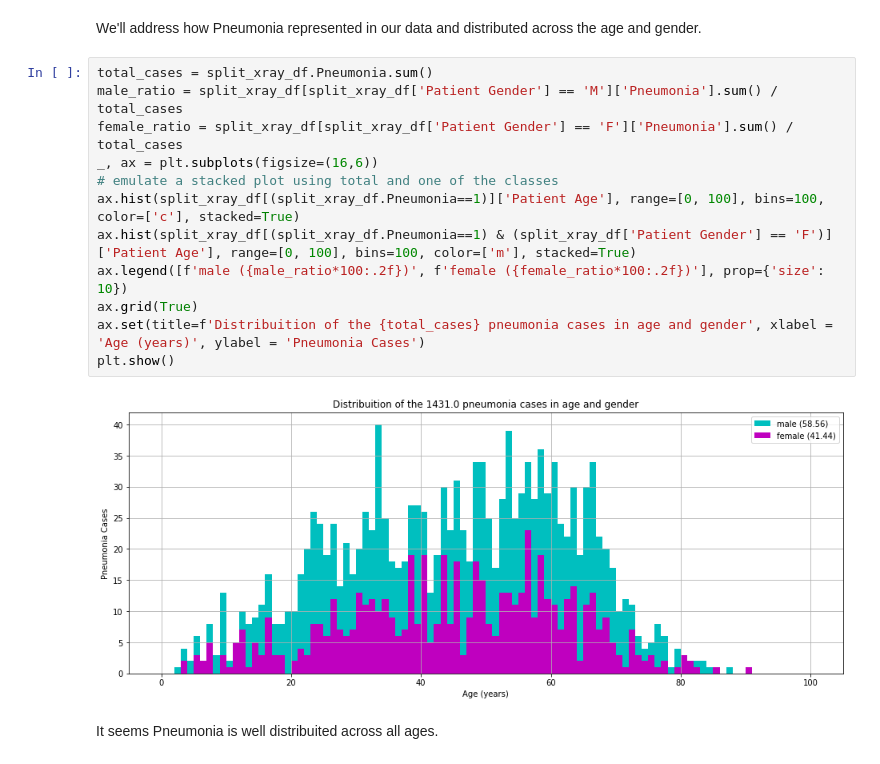
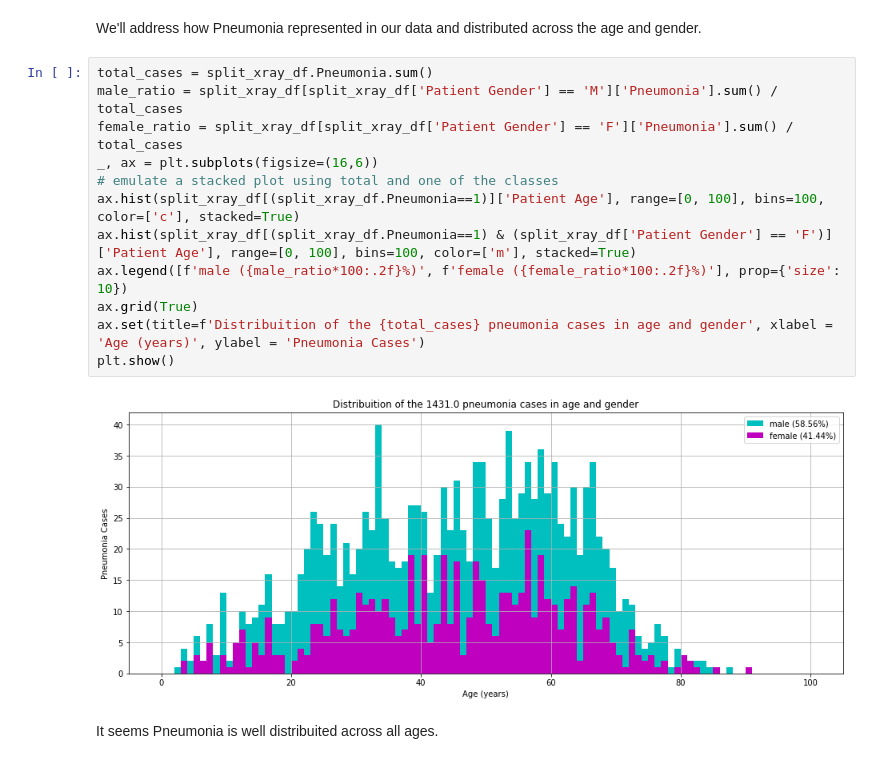
Before and after one commit to pedroperrusi/AIHCND_C2_Starter, a Jupyter notebook: EDA.ipynb, the cells around one changed output. Drawn from its saved outputs; the diff is of its cells as text.

```diff
--- a/EDA.ipynb
+++ b/EDA.ipynb
@@ -107,17 +100,17 @@ We'll address how Pneumonia represented in our data and distributed across the a
 # %%
 total_cases = split_xray_df.Pneumonia.sum()
 male_ratio = split_xray_df[split_xray_df['Patient Gender'] == 'M']['Pneumonia'].sum() / total_cases
 female_ratio = split_xray_df[split_xray_df['Patient Gender'] == 'F']['Pneumonia'].sum() / total_cases
 _, ax = plt.subplots(figsize=(16,6))
 # emulate a stacked plot using total and one of the classes
 ax.hist(split_xray_df[(split_xray_df.Pneumonia==1)]['Patient Age'], range=[0, 100], bins=100, color=['c'], stacked=True)
 ax.hist(split_xray_df[(split_xray_df.Pneumonia==1) & (split_xray_df['Patient Gender'] == 'F')]['Patient Age'], range=[0, 100], bins=100, color=['m'], stacked=True)
-ax.legend([f'male ({male_ratio*100:.2f})', f'female ({female_ratio*100:.2f})'], prop={'size': 10})
+ax.legend([f'male ({male_ratio*100:.2f}%)', f'female ({female_ratio*100:.2f}%)'], prop={'size': 10})
 ax.grid(True)
 ax.set(title=f'Distribuition of the {total_cases} pneumonia cases in age and gender', xlabel = 'Age (years)', ylabel = 'Pneumonia Cases')
 plt.show()
 # %% [output]
-[figure, old version]
+[figure, new version]
 # %% [markdown]
 It seems Pneumonia is well distribuited across all ages.
 # %% [markdown]
```
Also changed, not shown: parts of 13 cells of this notebook, 3 other files.
